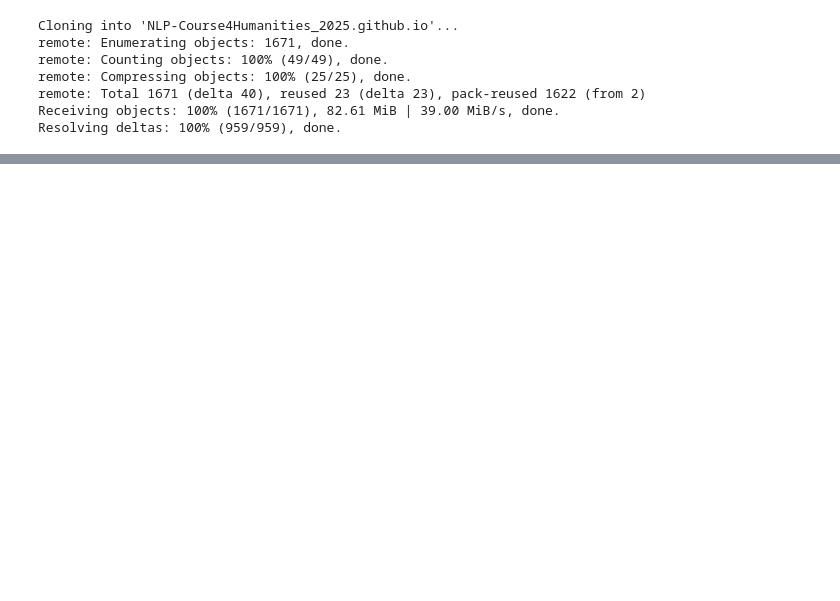
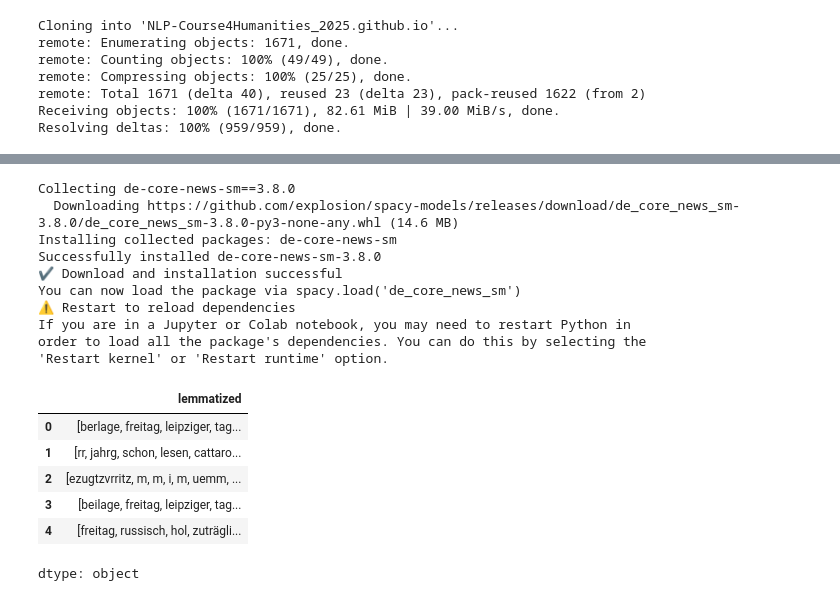
Before and after one commit to jojovputtkamer/NLP_WiSe25.26, a Jupyter notebook: jojovputtkamer_Homework1.ipynb, the cells around one changed output, grey strips where cells are left out. Cells and saved outputs as stored; diff of their text form; code cells hidden in the pictures; blank space fills up the shorter version.

```diff
--- a/jojovputtkamer_Homework1.ipynb
+++ b/jojovputtkamer_Homework1.ipynb
@@ -29,0 +84,44 @@ df.head(5)
+# %%
+# Worte auf ihren Stamm kürzen, damit wir letzendlich eine aussagekräftige Wortwolke bekommen
+
+import spacy
+from nltk.corpus import stopwords
+nltk.download('stopwords')
+
+
+
+# Ensure the German language model is downloaded
+!python -m spacy download de_core_news_sm
+
+# Load the German language model
+nlp = spacy.load('de_core_news_sm')
+
+# Get German stop words and add custom ones
+stop_words = set(stopwords.words('german'))
+custom_stop_words = {'herr', 'frau', 'dez', 'januar', 'ge', 'nr', 'ſind', 'handeln', 'ver', 'ent', 'bi'}
+stop_words.update(custom_stop_words)
+
+def lemmatize_and_remove_stopwords(texts):
+    texts_out = []
+    for sent in texts:
+        # Join the tokens into a single string
+        text = " ".join(sent)
+
+
+        # Process the text with spaCy
+        doc = nlp(text)
+
+        # Lemmatize, lowercase, and remove stop words (= Füllwörter, Wörter ohne semantische Bedeutung der, die, das, und ...)
+        lemmatized = [token.lemma_.lower() for token in doc
+                      if token.is_alpha and token.lemma_.lower() not in stop_words]
+
+        texts_out.append(lemmatized)
+
+    return texts_out
+
+# Apply the function to the DataFrame
+df['lemmatized'] = lemmatize_and_remove_stopwords(df['tokenized'])
+
+# Display the first 5 rows of the lemmatized column
+df['lemmatized'].head()
+# %% [output]
@@ -29,0 +130,17 @@ df.head(5)
+Collecting de-core-news-sm==3.8.0
+  Downloading https://github.com/explosion/spacy-models/releases/download/de_core_news_sm-3.8.0/de_core_news_sm-3.8.0-py3-none-any.whl (14.6 MB)
+Installing collected packages: de-core-news-sm
+Successfully installed de-core-news-sm-3.8.0
+✔ Download and installation successful
+You can now load the package via spacy.load('de_core_news_sm')
+⚠ Restart to reload dependencies
+If you are in a Jupyter or Colab notebook, you may need to restart Python in
+order to load all the package's dependencies. You can do this by selecting the
+'Restart kernel' or 'Restart runtime' option.
+|  | lemmatized |
+| 0 | [berlage, freitag, leipziger, tag... |
+| 1 | [rr, jahrg, schon, lesen, cattaro... |
+| 2 | [ezugtzvrritz, m, m, i, m, uemm, ... |
+| 3 | [beilage, freitag, leipziger, tag... |
+| 4 | [freitag, russisch, hol, zuträgli... |
+dtype: object
```
Also changed, not shown: parts of 6 cells of this notebook.
